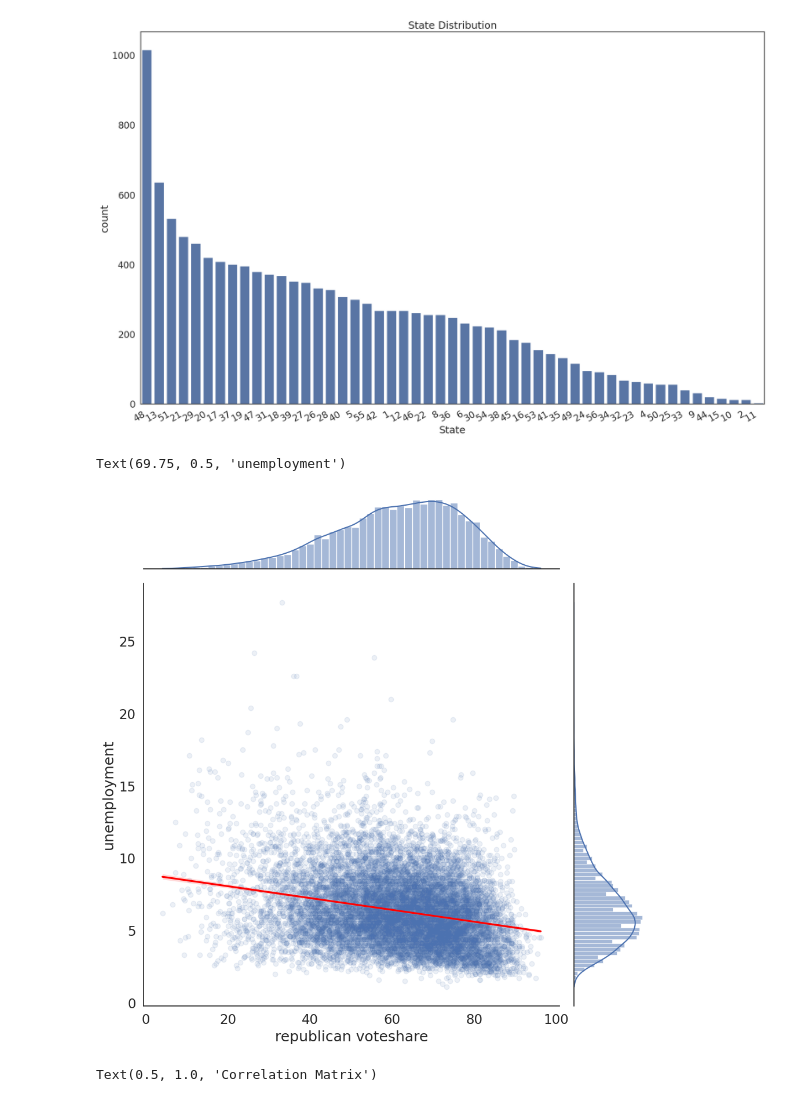
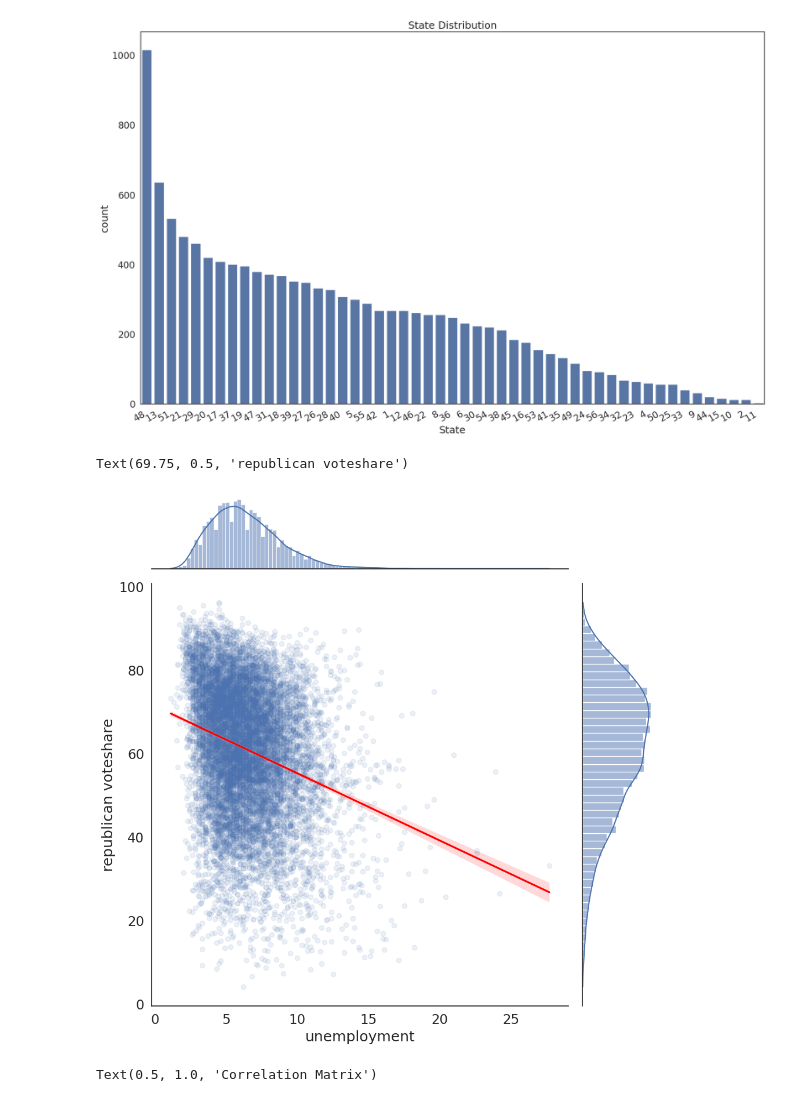
Before and after one commit to Lesiazhou/QM2, a Jupyter notebook: notebooks/W08.Difference in Differences.ipynb, the cells around one changed output. Cells and saved outputs as stored; diff of their text form; code cells hidden in the pictures.

```diff
--- a/notebooks/W08.Difference in Differences.ipynb
+++ b/notebooks/W08.Difference in Differences.ipynb
@@ -163,18 +167,18 @@ plt.show()
 [figure]
 # %%
 sns.jointplot(data=df_c, # plot a scatterplot with a regression line and two histograms
-                x='r_votes', # set the x axis to be the years of schooling
-                y='unemployment', # set the y axis to be the hourly wage
+                x='unemployment', # set the x axis to be the years of schooling
+                y='r_votes', # set the y axis to be the hourly wage
                 kind="reg",  # set the kind of plot to be a regression plot
                 scatter_kws=dict(alpha=0.1), # set the transparency of the points to be 0.1 (10%)
                 line_kws=dict(color='red'), # set the color of the regression line to red
                 height=10) # set the height of the plot to be 10 inches
 
-plt.xlabel('republican voteshare')
-plt.ylabel('unemployment')
+plt.xlabel('unemployment')
+plt.ylabel('republican voteshare')
 # %% [output]
-Text(69.75, 0.5, 'unemployment')
+Text(69.75, 0.5, 'republican voteshare')
-[figure, old version]
+[figure, new version]
 # %%
 sns.heatmap(df_c[['unemployment','r_votes','population']].corr(), # plot a correlation matrix
             annot=True, # show the correlation values on the plot
```
Also changed, not shown: parts of 11 cells of this notebook.
